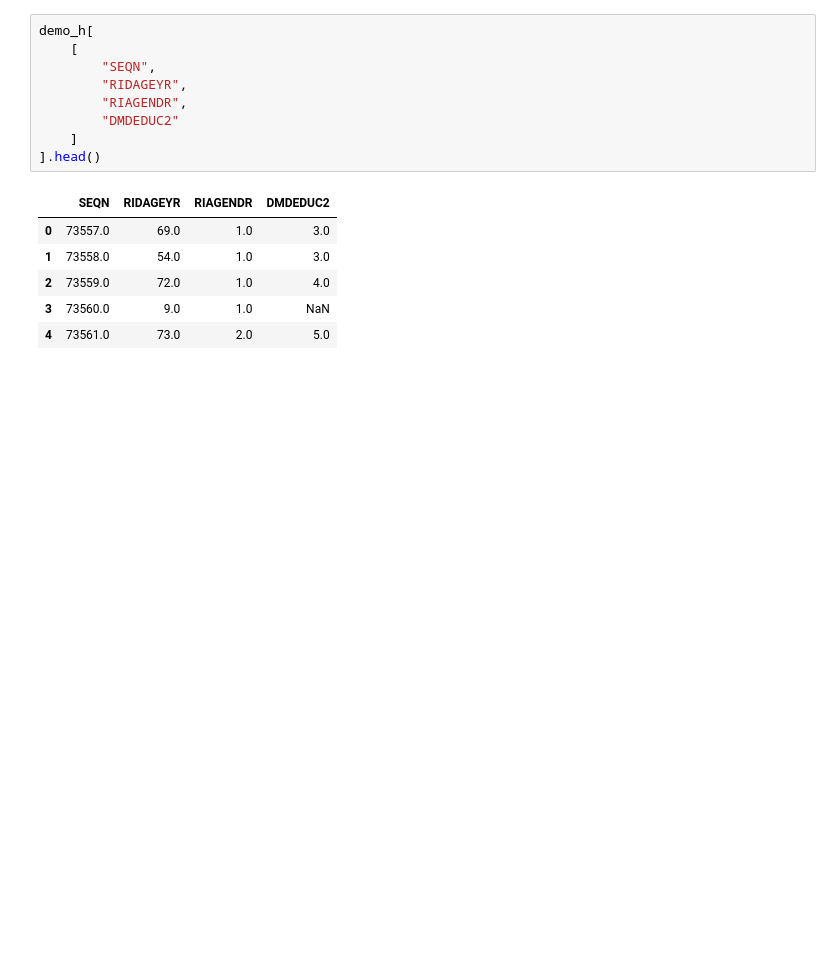
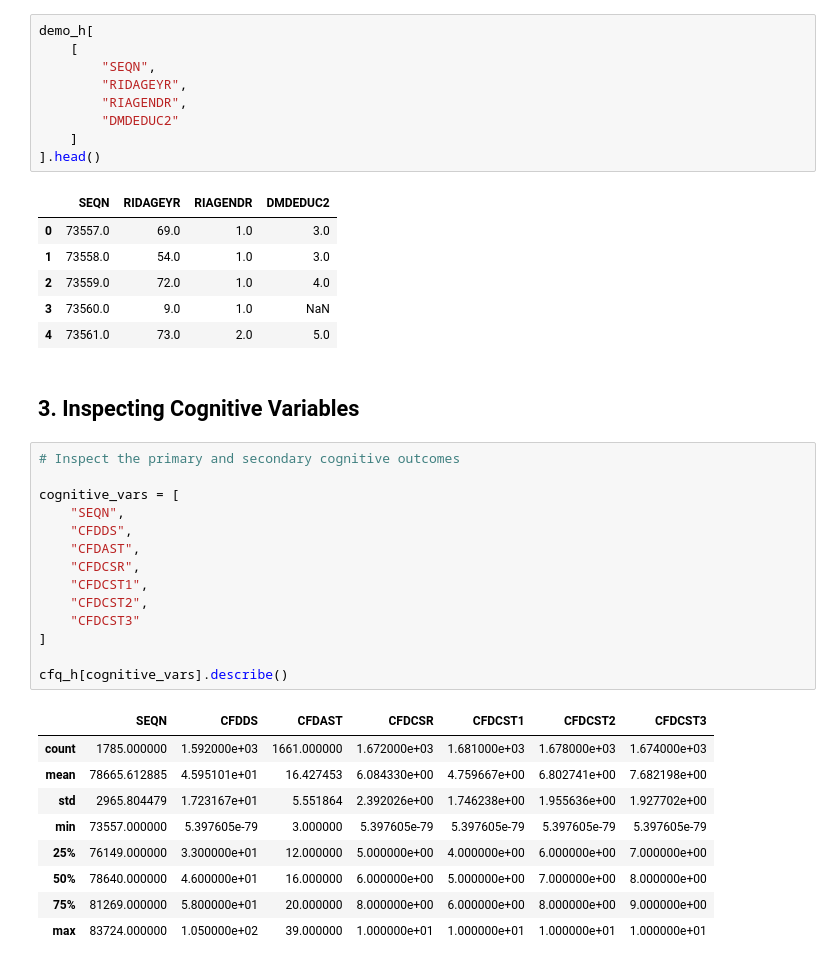
Before and after one commit to aditibhat017-prog/cognitivefunction, a Jupyter notebook: notebooks/01_data_exploration.ipynb, the cells around one changed output. Cells and saved outputs as stored; diff of their text form; blank space fills up the shorter version.

```diff
--- a/notebooks/01_data_exploration.ipynb
+++ b/notebooks/01_data_exploration.ipynb
@@ -247,3 +247,29 @@ demo_h[
 | 2 | 73559.0 | 72.0 | 1.0 | 4.0 |
 | 3 | 73560.0 | 9.0 | 1.0 | NaN |
 | 4 | 73561.0 | 73.0 | 2.0 | 5.0 |
+# %% [markdown]
+## 3. Inspecting Cognitive Variables
+# %%
+# Inspect the primary and secondary cognitive outcomes
+
+cognitive_vars = [
+    "SEQN",
+    "CFDDS",
+    "CFDAST",
+    "CFDCSR",
+    "CFDCST1",
+    "CFDCST2",
+    "CFDCST3"
+]
+
+cfq_h[cognitive_vars].describe()
+# %% [output]
+|  | SEQN | CFDDS | CFDAST | CFDCSR | CFDCST1 | CFDCST2 | CFDCST3 |
+| count | 1785.000000 | 1.592000e+03 | 1661.000000 | 1.672000e+03 | 1.681000e+03 | 1.678000e+03 | 1.674000e+03 |
+| mean | 78665.612885 | 4.595101e+01 | 16.427453 | 6.084330e+00 | 4.759667e+00 | 6.802741e+00 | 7.682198e+00 |
+| std | 2965.804479 | 1.723167e+01 | 5.551864 | 2.392026e+00 | 1.746238e+00 | 1.955636e+00 | 1.927702e+00 |
+| min | 73557.000000 | 5.397605e-79 | 3.000000 | 5.397605e-79 | 5.397605e-79 | 5.397605e-79 | 5.397605e-79 |
+| 25% | 76149.000000 | 3.300000e+01 | 12.000000 | 5.000000e+00 | 4.000000e+00 | 6.000000e+00 | 7.000000e+00 |
+| 50% | 78640.000000 | 4.600000e+01 | 16.000000 | 6.000000e+00 | 5.000000e+00 | 7.000000e+00 | 8.000000e+00 |
+| 75% | 81269.000000 | 5.800000e+01 | 20.000000 | 8.000000e+00 | 6.000000e+00 | 8.000000e+00 | 9.000000e+00 |
+| max | 83724.000000 | 1.050000e+02 | 39.000000 | 1.000000e+01 | 1.000000e+01 | 1.000000e+01 | 1.000000e+01 |
```
Also changed, not shown: parts of 16 cells of this notebook.
